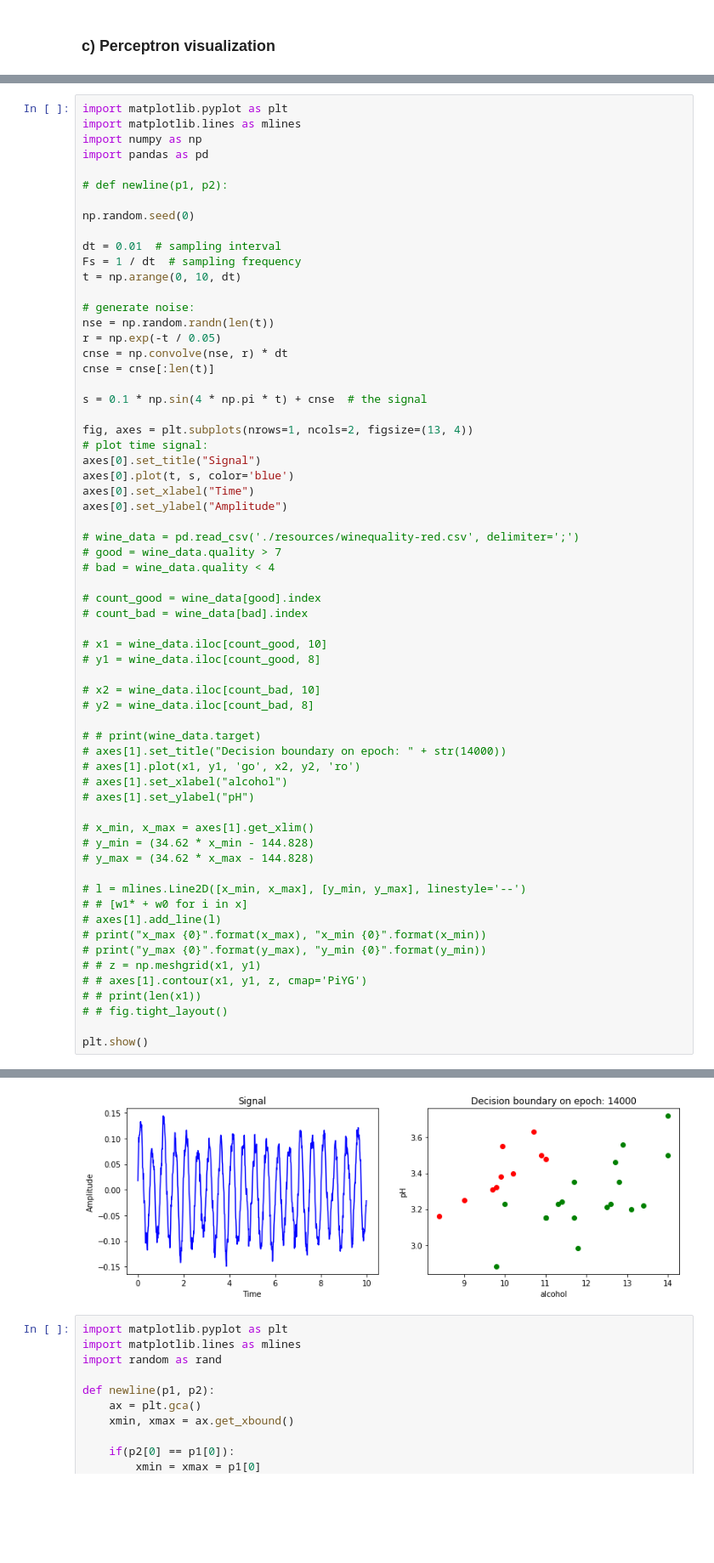
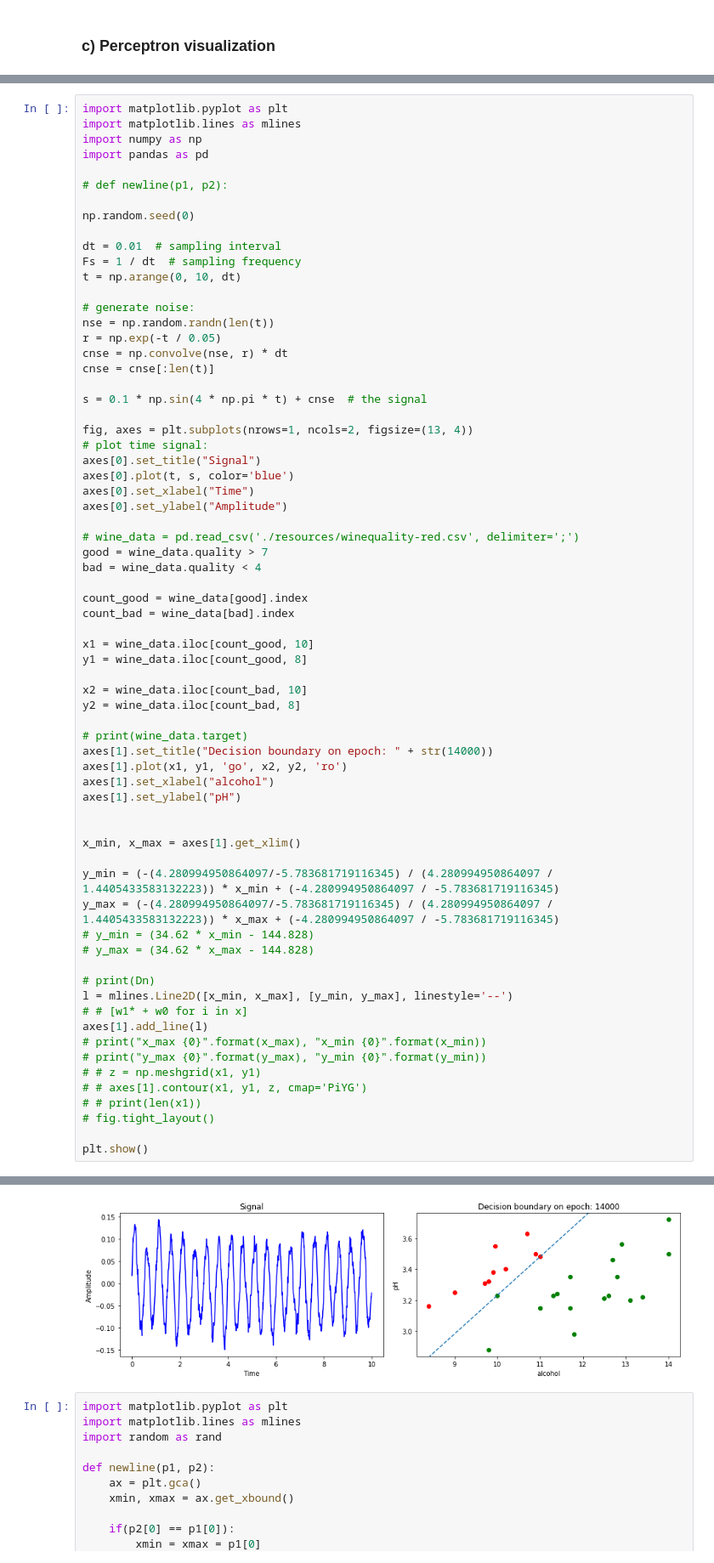
Before and after one commit to aspyltsov65/-ft_sommelier, a Jupyter notebook: python_env/ft_sommelier.ipynb, the cells around one changed output, grey strips where cells are left out. Shown: that part at 85% size. Drawn from its saved outputs; the diff is of its cells as text; blank space fills up the shorter version.

Commit message:
visualize perceptron learning - done (with some little problem)

```diff
--- a/python_env/ft_sommelier.ipynb
+++ b/python_env/ft_sommelier.ipynb
@@ -209,37 +244,42 @@ axes[0].set_xlabel("Time")
 axes[0].set_ylabel("Amplitude")
 
 # wine_data = pd.read_csv('./resources/winequality-red.csv', delimiter=';')
-# good = wine_data.quality > 7
-# bad = wine_data.quality < 4
+good = wine_data.quality > 7
+bad = wine_data.quality < 4
 
-# count_good = wine_data[good].index
-# count_bad = wine_data[bad].index
+count_good = wine_data[good].index
+count_bad = wine_data[bad].index
 
-# x1 = wine_data.iloc[count_good, 10]
-# y1 = wine_data.iloc[count_good, 8]
+x1 = wine_data.iloc[count_good, 10]
+y1 = wine_data.iloc[count_good, 8]
 
-# x2 = wine_data.iloc[count_bad, 10]
-# y2 = wine_data.iloc[count_bad, 8]
+x2 = wine_data.iloc[count_bad, 10]
+y2 = wine_data.iloc[count_bad, 8]
 
-# # print(wine_data.target)
-# axes[1].set_title("Decision boundary on epoch: " + str(14000))
-# axes[1].plot(x1, y1, 'go', x2, y2, 'ro')
-# axes[1].set_xlabel("alcohol")
-# axes[1].set_ylabel("pH")
+# print(wine_data.target)
+axes[1].set_title("Decision boundary on epoch: " + str(14000))
+axes[1].plot(x1, y1, 'go', x2, y2, 'ro')
+axes[1].set_xlabel("alcohol")
+axes[1].set_ylabel("pH")
 
-# x_min, x_max = axes[1].get_xlim()
+
+x_min, x_max = axes[1].get_xlim()
+
+y_min = (-(4.280994950864097/-5.783681719116345) / (4.280994950864097 / 1.4405433583132223)) * x_min + (-4.280994950864097 / -5.783681719116345)
+y_max = (-(4.280994950864097/-5.783681719116345) / (4.280994950864097 / 1.4405433583132223)) * x_max + (-4.280994950864097 / -5.783681719116345)
 # y_min = (34.62 * x_min - 144.828)
 # y_max = (34.62 * x_max - 144.828)
 
-# l = mlines.Line2D([x_min, x_max], [y_min, y_max], linestyle='--')
+# print(Dn)
+l = mlines.Line2D([x_min, x_max], [y_min, y_max], linestyle='--')
 # # [w1* + w0 for i in x]
-# axes[1].add_line(l)
+axes[1].add_line(l)
 # print("x_max {0}".format(x_max), "x_min {0}".format(x_min))
 # print("y_max {0}".format(y_max), "y_min {0}".format(y_min))
 # # z = np.meshgrid(x1, y1)
 # # axes[1].contour(x1, y1, z, cmap='PiYG')
 # # print(len(x1))
-# # fig.tight_layout()
+# fig.tight_layout()
 
 plt.show()
 # %% [output]
@@ -247,4 +286,4 @@ NameError: name 'x' is not defined
-[figure, old version]
+[figure, new version]
 # %%
 import matplotlib.pyplot as plt
 import matplotlib.lines as mlines
```
Also changed, not shown: parts of 3 cells of this notebook.
